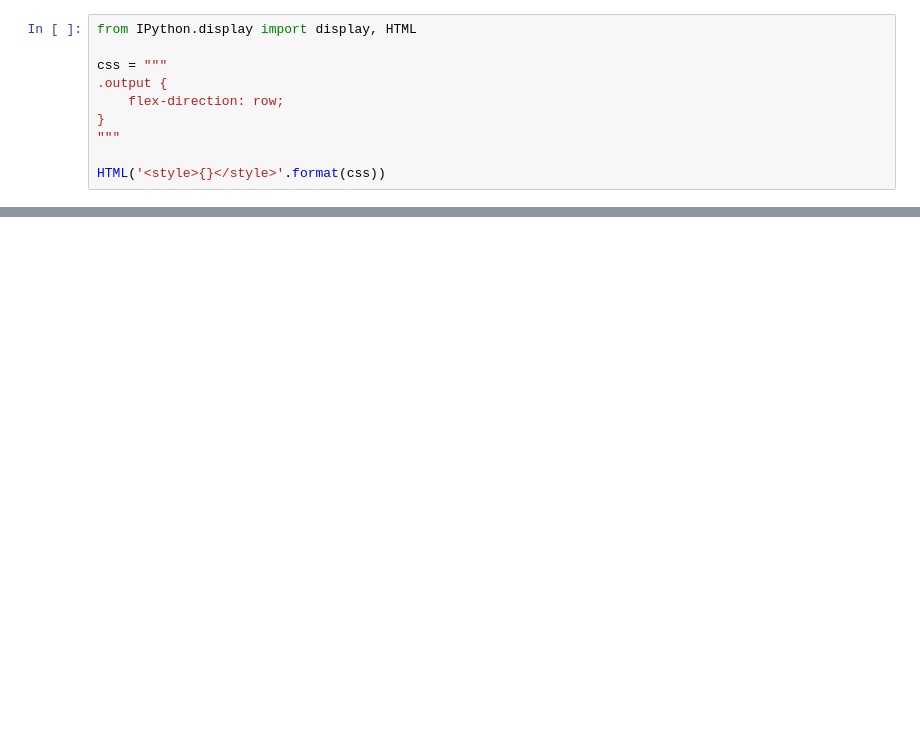
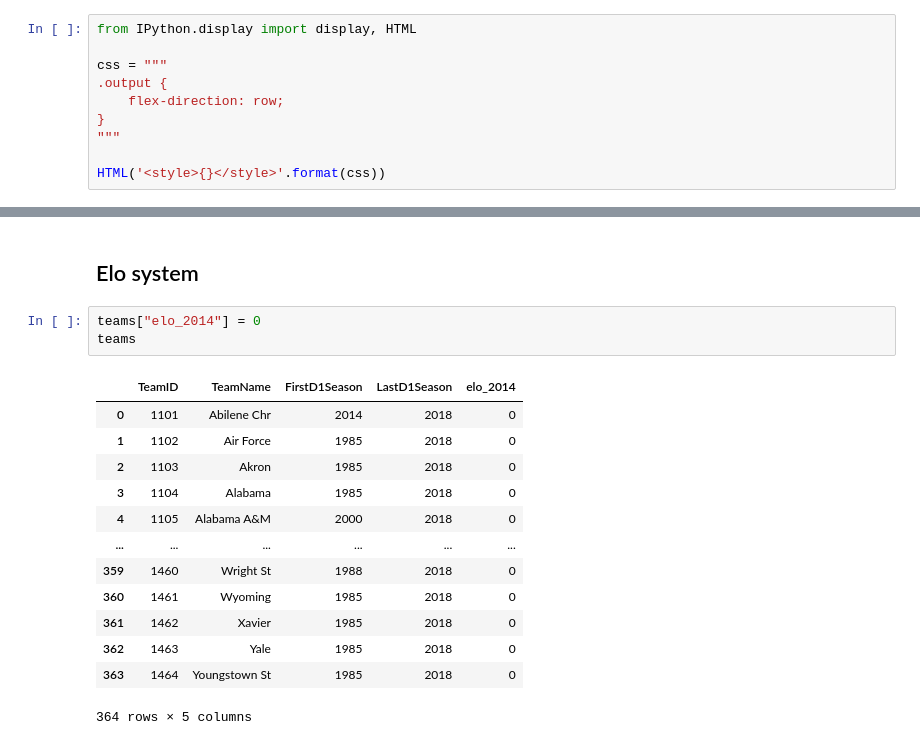
Before and after one commit to NicolasCho/projeto_ML, a Jupyter notebook: src/previsao.ipynb, the cells around one changed output, grey strips where cells are left out. Cells and saved outputs as stored; diff of their text form; blank space fills up the shorter version.

```diff
--- a/src/previsao.ipynb
+++ b/src/previsao.ipynb
@@ -45,0 +127,19 @@ tracks
+# %% [markdown]
+## Elo system
+# %%
+teams["elo_2014"] = 0
+teams
+# %% [output]
+|  | TeamID | TeamName | FirstD1Season | LastD1Season | elo_2014 |
+| 0 | 1101 | Abilene Chr | 2014 | 2018 | 0 |
+| 1 | 1102 | Air Force | 1985 | 2018 | 0 |
+| 2 | 1103 | Akron | 1985 | 2018 | 0 |
+| 3 | 1104 | Alabama | 1985 | 2018 | 0 |
+| 4 | 1105 | Alabama A&M | 2000 | 2018 | 0 |
+| ... | ... | ... | ... | ... | ... |
+| 359 | 1460 | Wright St | 1988 | 2018 | 0 |
+| 360 | 1461 | Wyoming | 1985 | 2018 | 0 |
+| 361 | 1462 | Xavier | 1985 | 2018 | 0 |
+| 362 | 1463 | Yale | 1985 | 2018 | 0 |
+| 363 | 1464 | Youngstown St | 1985 | 2018 | 0 |
+364 rows × 5 columns
```
Also changed, not shown: parts of 19 cells of this notebook.
